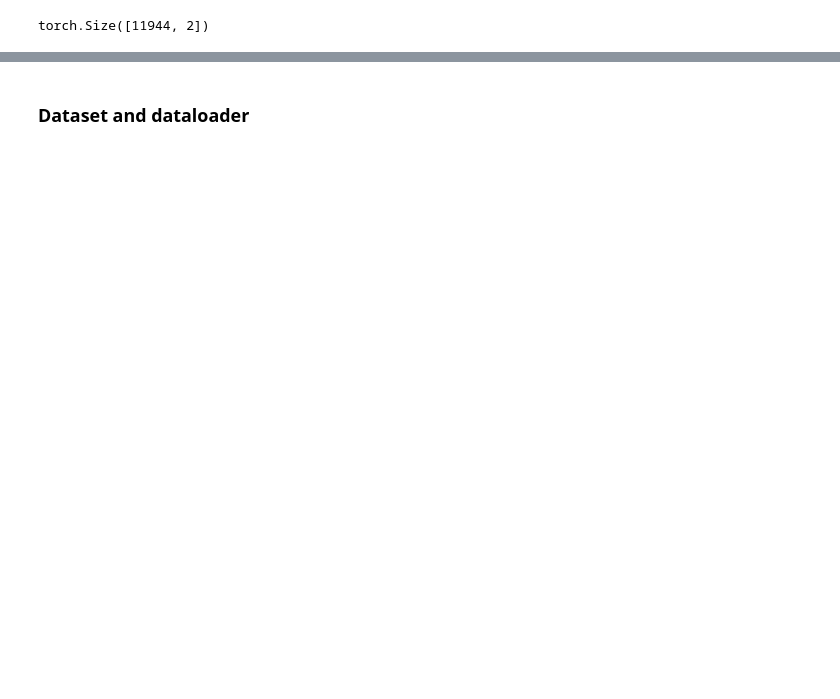
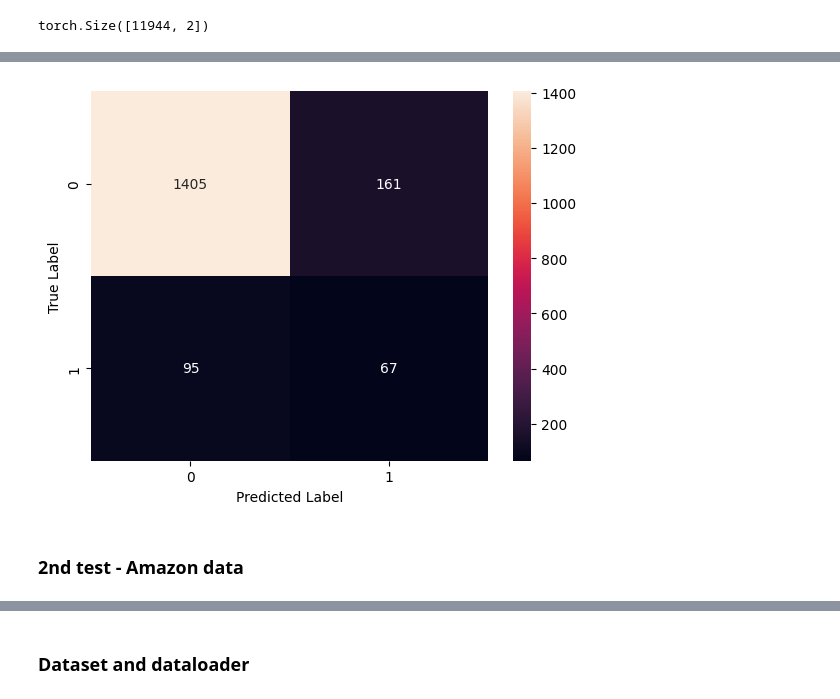
Before and after one commit to joanlafuente/SAE, a Jupyter notebook: Test_PyG.ipynb, the cells around one changed output, grey strips where cells are left out. Cells and saved outputs as stored; diff of their text form; code cells hidden in the pictures; blank space fills up the shorter version.

```diff
--- a/Test_PyG.ipynb
+++ b/Test_PyG.ipynb
@@ -83,0 +196,11 @@ Device: cuda
+# %%
+conf_matrix = confusion_matrix(graph.y[graph.test_mask].cpu().numpy(),
+                               predictions[graph.test_mask].cpu().numpy())
+sns.heatmap(conf_matrix, annot=True, fmt='d')
+plt.xlabel('Predicted Label')
+plt.ylabel('True Label')
+plt.show()
+# %% [output]
+[figure, added]
+# %% [markdown]
+### 2nd test - Amazon data
```
Also changed, not shown: parts of 61 cells of this notebook, 2 other files.
